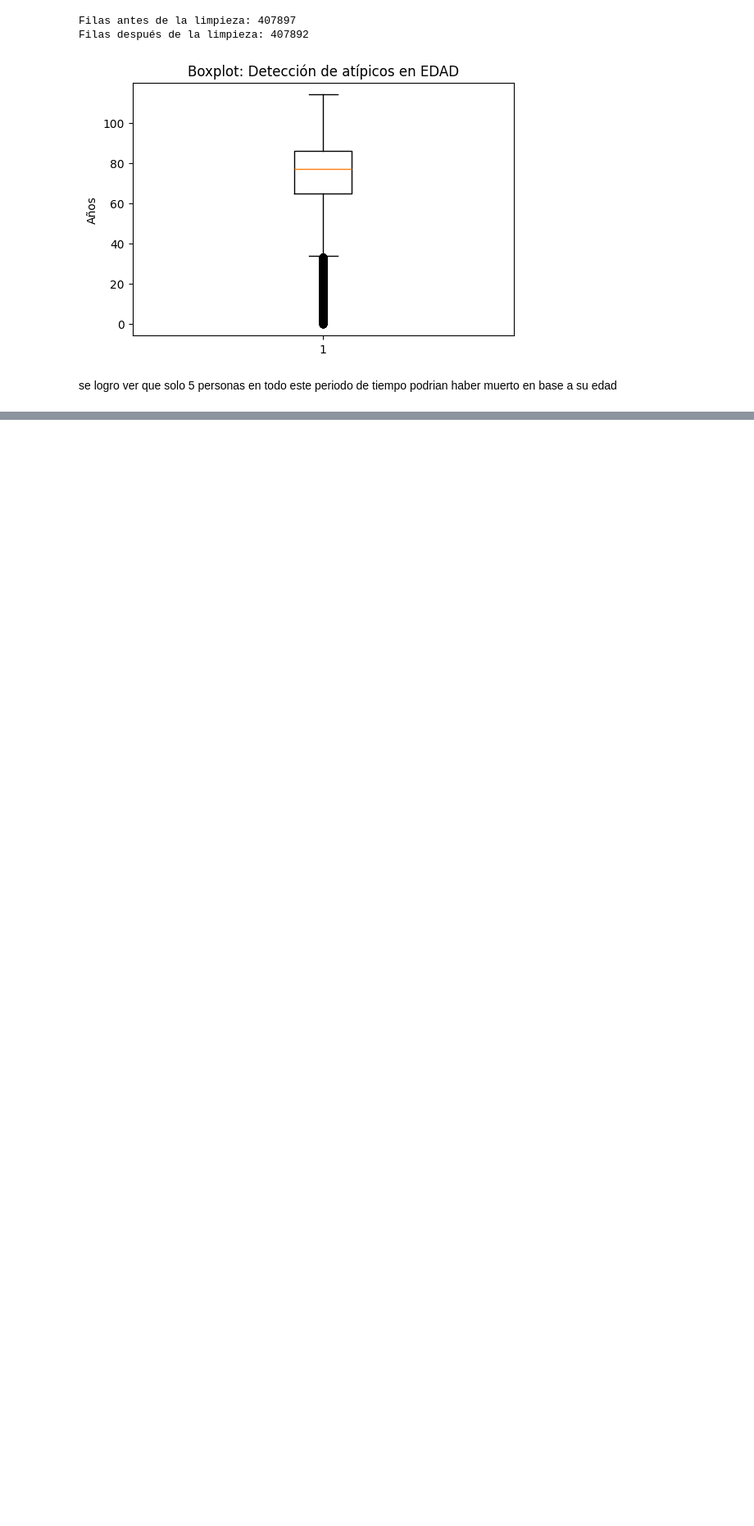
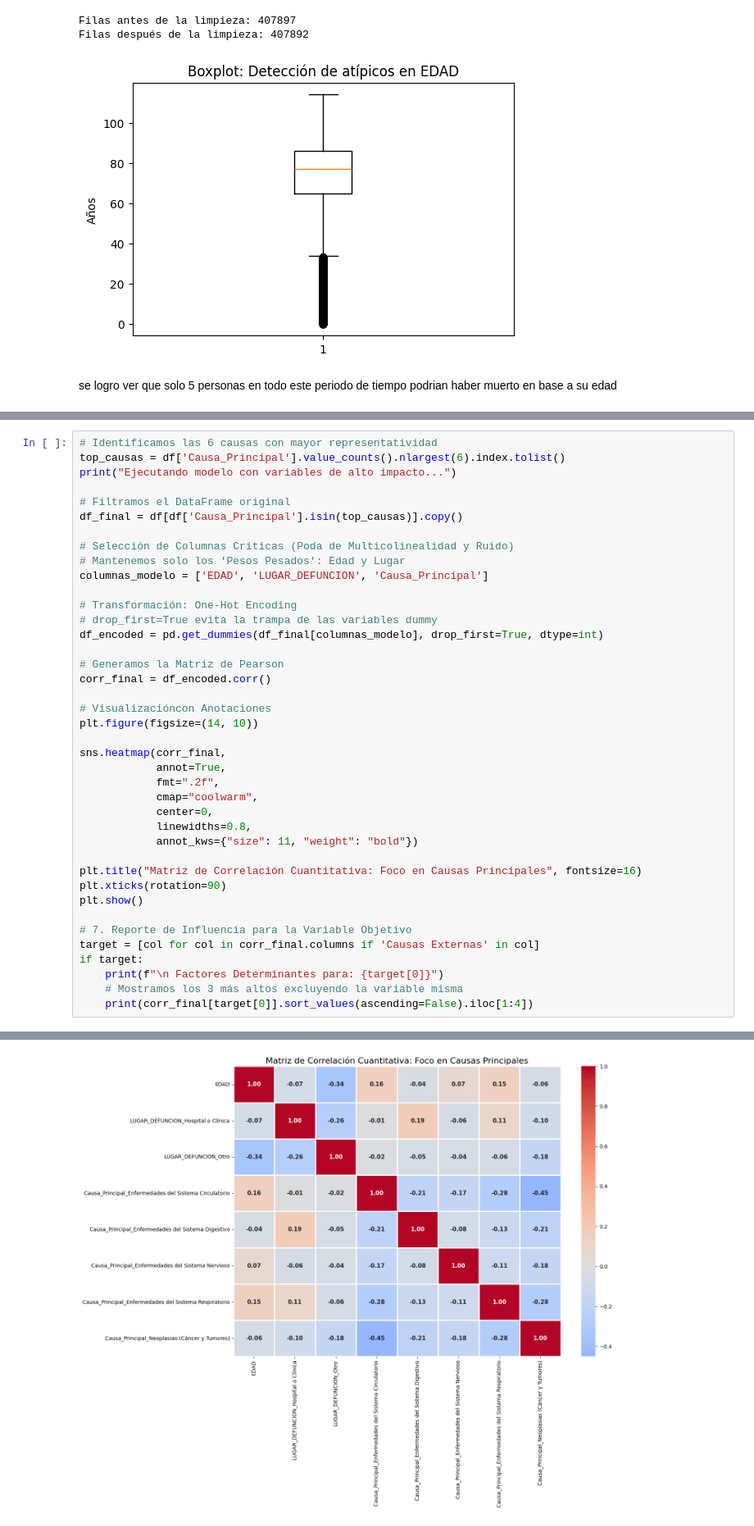
Before and after one commit to Emanuel2234/Causas_muerte_chile_2023_2026, a Jupyter notebook: Causas_de_Defunción_chile_2023_03_2026.ipynb, the cells around one changed output, grey strips where cells are left out. Shown at 82% size. Cells and saved outputs as stored; diff of their text form; blank space fills up the shorter version.

Commit message:
Se añadió matriz de correlación

```diff
--- a/Causas_de_Defunción_chile_2023_03_2026.ipynb
+++ b/Causas_de_Defunción_chile_2023_03_2026.ipynb
@@ -442,0 +413,41 @@ https://deis.minsal.cl/#datosabiertos link de obtencion del dataset
+# %%
+# Identificamos las 6 causas con mayor representatividad
+top_causas = df['Causa_Principal'].value_counts().nlargest(6).index.tolist()
+print("Ejecutando modelo con variables de alto impacto...")
+
+# Filtramos el DataFrame original
+df_final = df[df['Causa_Principal'].isin(top_causas)].copy()
+
+# Selección de Columnas Críticas (Poda de Multicolinealidad y Ruido)
+# Mantenemos solo los 'Pesos Pesados': Edad y Lugar
+columnas_modelo = ['EDAD', 'LUGAR_DEFUNCION', 'Causa_Principal']
+
+# Transformación: One-Hot Encoding
+# drop_first=True evita la trampa de las variables dummy
+df_encoded = pd.get_dummies(df_final[columnas_modelo], drop_first=True, dtype=int)
+
+# Generamos la Matriz de Pearson
+corr_final = df_encoded.corr()
+
+# Visualizacióncon Anotaciones
+plt.figure(figsize=(14, 10))
+
+sns.heatmap(corr_final,
+            annot=True,
+            fmt=".2f",
+            cmap="coolwarm",
+            center=0,
+            linewidths=0.8,
+            annot_kws={"size": 11, "weight": "bold"})
+
+plt.title("Matriz de Correlación Cuantitativa: Foco en Causas Principales", fontsize=16)
+plt.xticks(rotation=90)
+plt.show()
+
+# 7. Reporte de Influencia para la Variable Objetivo
+target = [col for col in corr_final.columns if 'Causas Externas' in col]
+if target:
+    print(f"\n Factores Determinantes para: {target[0]}")
+    # Mostramos los 3 más altos excluyendo la variable misma
+    print(corr_final[target[0]].sort_values(ascending=False).iloc[1:4])
+# %% [output]
@@ -442,0 +455 @@ https://deis.minsal.cl/#datosabiertos link de obtencion del dataset
+[figure, added]
```
Also changed, not shown: parts of 14 cells of this notebook.
